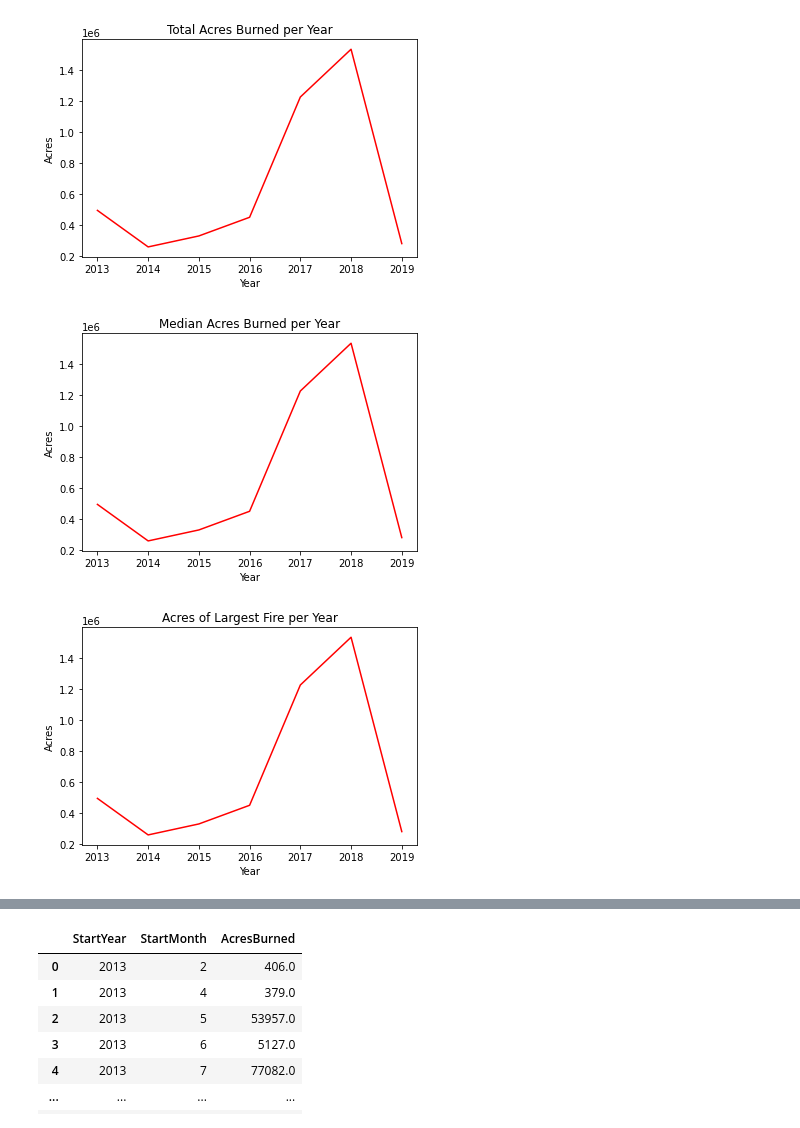
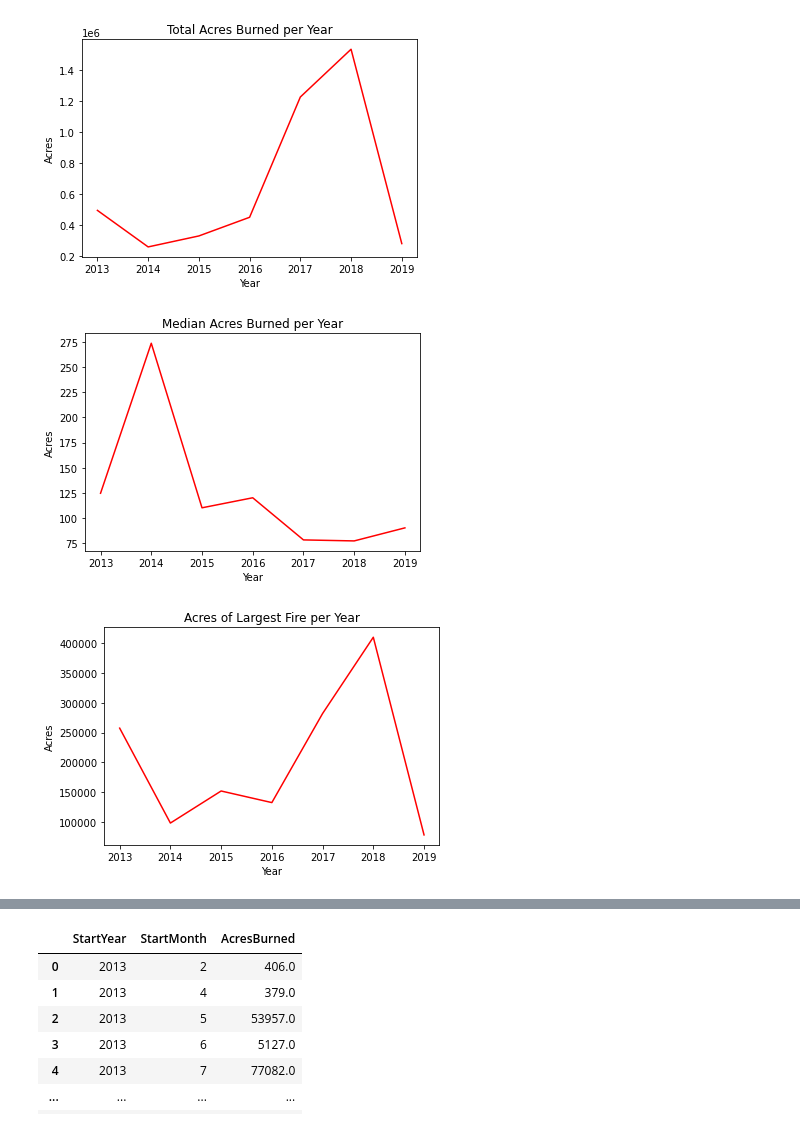
Before and after one commit to kaciewebster/ca-fire-incidents, a Jupyter notebook: ca-fire-final.ipynb, the cells around one changed output, grey strips where cells are left out. Saved outputs shown, nothing was run; the diff lists cells and outputs as text; code cells hidden in the pictures.

```diff
--- a/ca-fire-final.ipynb
+++ b/ca-fire-final.ipynb
@@ -191,27 +195,29 @@ median_acres = ca_fires_df.groupby('StartYear')['AcresBurned'].median()
 years = sorted(ca_fires_df['StartYear'].unique())
 
 fig, ax = plt.subplots()
-ax.plot(years, sum_acres, color='red')
+ax.plot(years, median_acres, color='red')
 ax.set_title('Median Acres Burned per Year')
 ax.set_xlabel('Year')
 ax.set_ylabel('Acres')
+fig.savefig('med-acres-line-plot.png')
 
 plt.show()
 # %% [output]
-[figure, old version]
+[figure, new version]
 # %%
 max_acres = ca_fires_df.groupby('StartYear')['AcresBurned'].max()
 years = sorted(ca_fires_df['StartYear'].unique())
 
 fig, ax = plt.subplots()
-ax.plot(years, sum_acres, color='red')
+ax.plot(years, max_acres, color='red')
 ax.set_title('Acres of Largest Fire per Year')
 ax.set_xlabel('Year')
 ax.set_ylabel('Acres')
+fig.savefig('max-acres-line-plot.png')
 
 plt.show()
 # %% [output]
-[figure, old version]
+[figure, new version]
 # %%
 df_copy = ca_fires_df.copy()
 df_years_list = []
```
Also changed, not shown: parts of 21 cells of this notebook, 9 other files.
